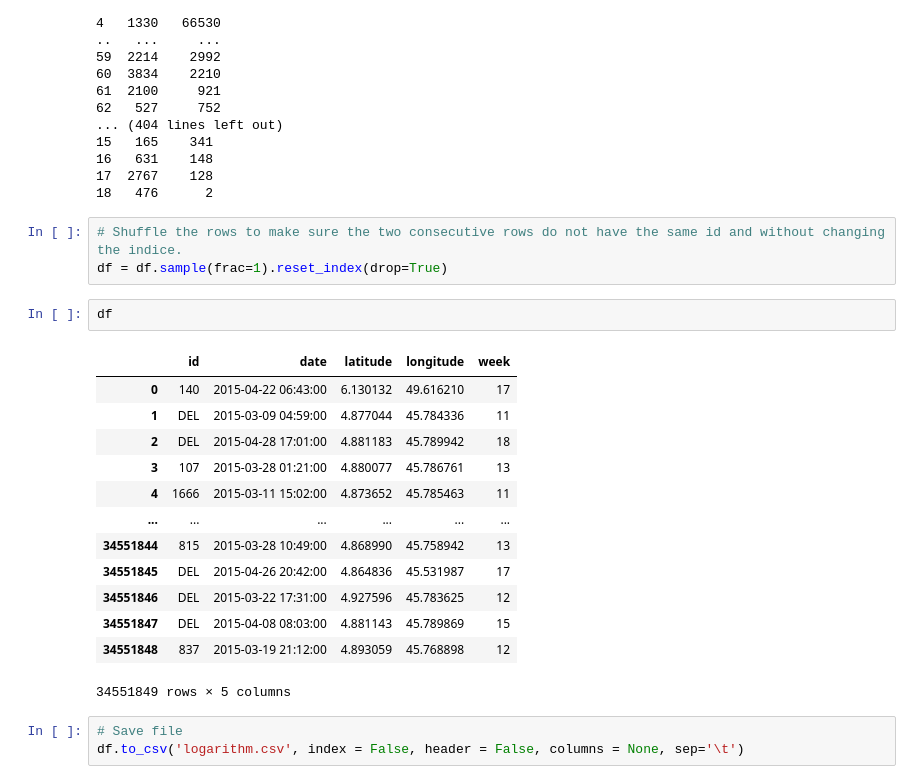
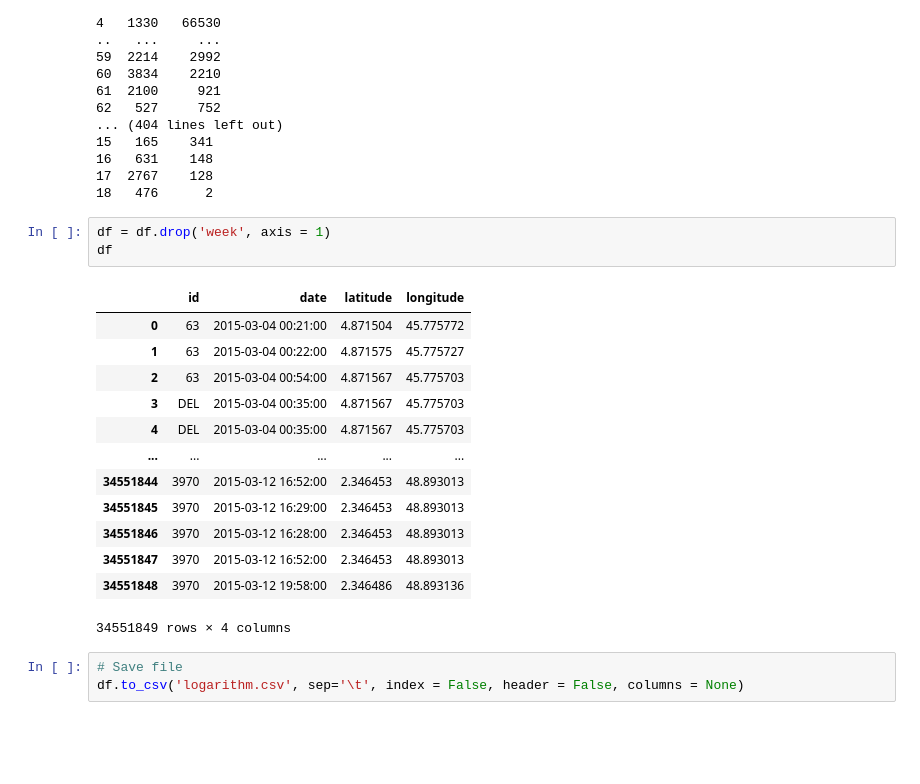
Before and after one commit to dphuocle/Data_Anonymisation_et_Reidentification, a Jupyter notebook: Data_Anonymisation/anonymisation3.ipynb, the cells around one changed output. Drawn from its saved outputs; the diff is of its cells as text; blank space fills up the shorter version.

```diff
--- a/Data_Anonymisation/anonymisation3.ipynb
+++ b/Data_Anonymisation/anonymisation3.ipynb
@@ -255,25 +255,23 @@ Week 10:
 16   631    148
 17  2767    128
 18   476      2
-# %%
-# Shuffle the rows to make sure the two consecutive rows do not have the same id and without changing the indice.
-df = df.sample(frac=1).reset_index(drop=True)
 # %%
+df = df.drop('week', axis = 1)
 df
 # %% [output]
-|  | id | date | latitude | longitude | week |
-| 0 | 140 | 2015-04-22 06:43:00 | 6.130132 | 49.616210 | 17 |
-| 1 | DEL | 2015-03-09 04:59:00 | 4.877044 | 45.784336 | 11 |
-| 2 | DEL | 2015-04-28 17:01:00 | 4.881183 | 45.789942 | 18 |
-| 3 | 107 | 2015-03-28 01:21:00 | 4.880077 | 45.786761 | 13 |
-| 4 | 1666 | 2015-03-11 15:02:00 | 4.873652 | 45.785463 | 11 |
-| ... | ... | ... | ... | ... | ... |
-| 34551844 | 815 | 2015-03-28 10:49:00 | 4.868990 | 45.758942 | 13 |
-| 34551845 | DEL | 2015-04-26 20:42:00 | 4.864836 | 45.531987 | 17 |
-| 34551846 | DEL | 2015-03-22 17:31:00 | 4.927596 | 45.783625 | 12 |
-| 34551847 | DEL | 2015-04-08 08:03:00 | 4.881143 | 45.789869 | 15 |
-| 34551848 | 837 | 2015-03-19 21:12:00 | 4.893059 | 45.768898 | 12 |
+|  | id | date | latitude | longitude |
+| 0 | 63 | 2015-03-04 00:21:00 | 4.871504 | 45.775772 |
+| 1 | 63 | 2015-03-04 00:22:00 | 4.871575 | 45.775727 |
+| 2 | 63 | 2015-03-04 00:54:00 | 4.871567 | 45.775703 |
+| 3 | DEL | 2015-03-04 00:35:00 | 4.871567 | 45.775703 |
+| 4 | DEL | 2015-03-04 00:35:00 | 4.871567 | 45.775703 |
+| ... | ... | ... | ... | ... |
+| 34551844 | 3970 | 2015-03-12 16:52:00 | 2.346453 | 48.893013 |
+| 34551845 | 3970 | 2015-03-12 16:29:00 | 2.346453 | 48.893013 |
+| 34551846 | 3970 | 2015-03-12 16:28:00 | 2.346453 | 48.893013 |
+| 34551847 | 3970 | 2015-03-12 16:52:00 | 2.346453 | 48.893013 |
+| 34551848 | 3970 | 2015-03-12 19:58:00 | 2.346486 | 48.893136 |
-34551849 rows × 5 columns
+34551849 rows × 4 columns
 # %%
 # Save file
-df.to_csv('logarithm.csv', index = False, header = False, columns = None, sep='\t')
+df.to_csv('logarithm.csv', sep='\t', index = False, header = False, columns = None)
```
Also changed, not shown: parts of 1 cell of this notebook, 3 other files.
